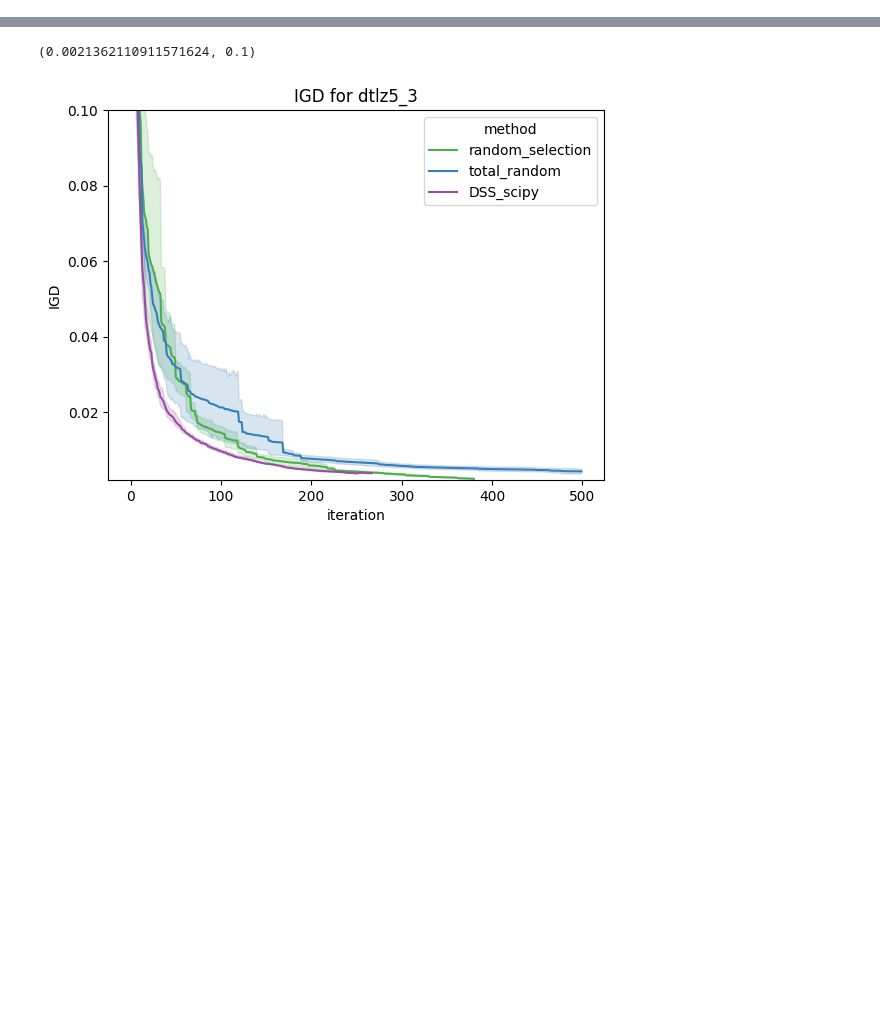
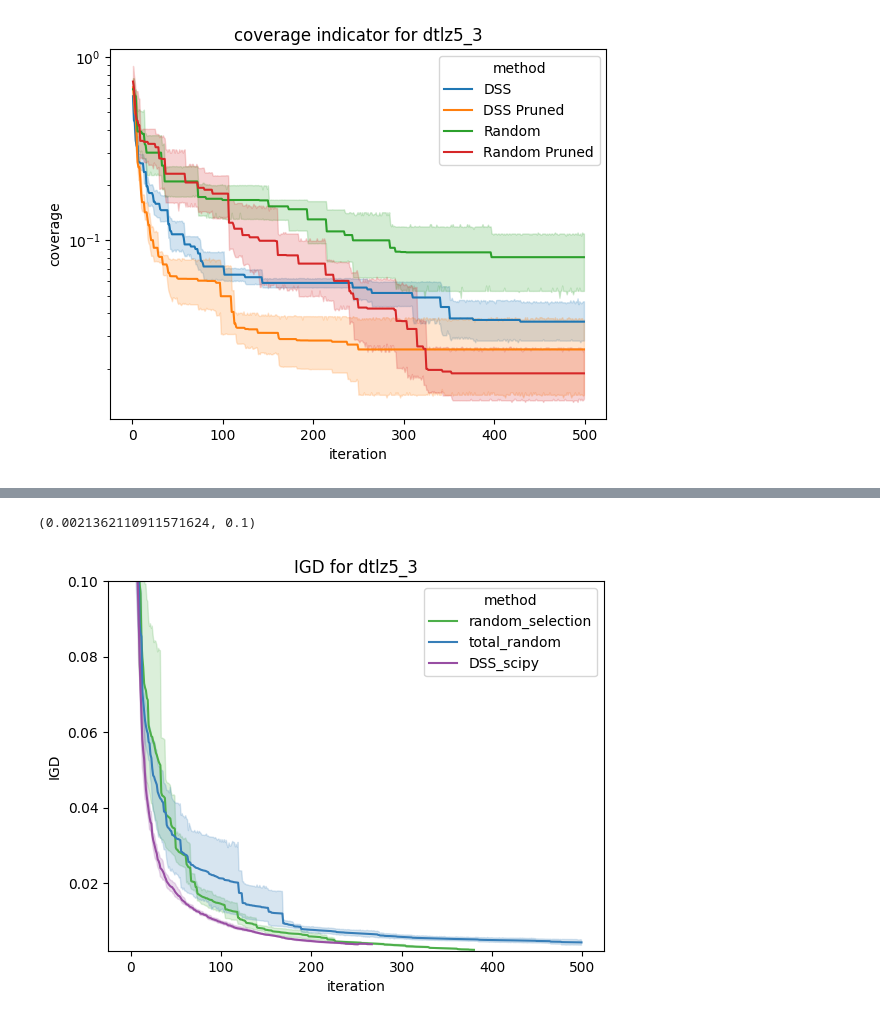
Before and after one commit to light-weaver/iterative-pareto-representer, a Jupyter notebook: notebooks/explore_results.ipynb, the cells around one changed output, grey strips where cells are left out. Saved outputs shown, nothing was run; the diff lists cells and outputs as text; code cells hidden in the pictures; blank space fills up the shorter version.

```diff
--- a/notebooks/explore_results.ipynb
+++ b/notebooks/explore_results.ipynb
@@ -156,0 +238,32 @@ Text(0.5, 1.0, 'HV indicator for dtlz5_3')
+# %%
+# If a method is not present for all iterations, fill the missing iterations with the last value
+test = (
+    f_pd[["coverage", "uniformity", "iteration", "method", "runID"]]
+    .dropna()
+    .pivot(index="iteration", columns=["method", "runID"], values=["coverage", "uniformity"])
+)
+test = test.fillna(method="ffill")
+test = test.fillna(method="bfill")
+
+
+test = pd.melt(test.reset_index(), id_vars="iteration")
+test["metric"] = test[None]
+test = test.drop(columns=[None])
+test
+# convert test to wide format by splitting metric column into two columns
+test = test.pivot(index=["iteration", "method", "runID"], columns="metric", values="value").reset_index()
+test = test.groupby(["method", "iteration"]).median().reset_index()
+test
+# %%
+f, ax = plt.subplots()
+ax.set()
+metric = "coverage"
+sns.lineplot(data=test.sort_values("method"), y=metric, x="iteration", hue="method", ax=ax)
+
+# Set y-axis limits
+# ax.set_ylim(10, 11)
+ax.set_title(f"{metric} indicator for {problem}")
+# log scale for y-axis
+ax.set_yscale("log")
+# %% [output]
+[figure, added]
```
Also changed, not shown: parts of 16 cells of this notebook, 31 other files.
